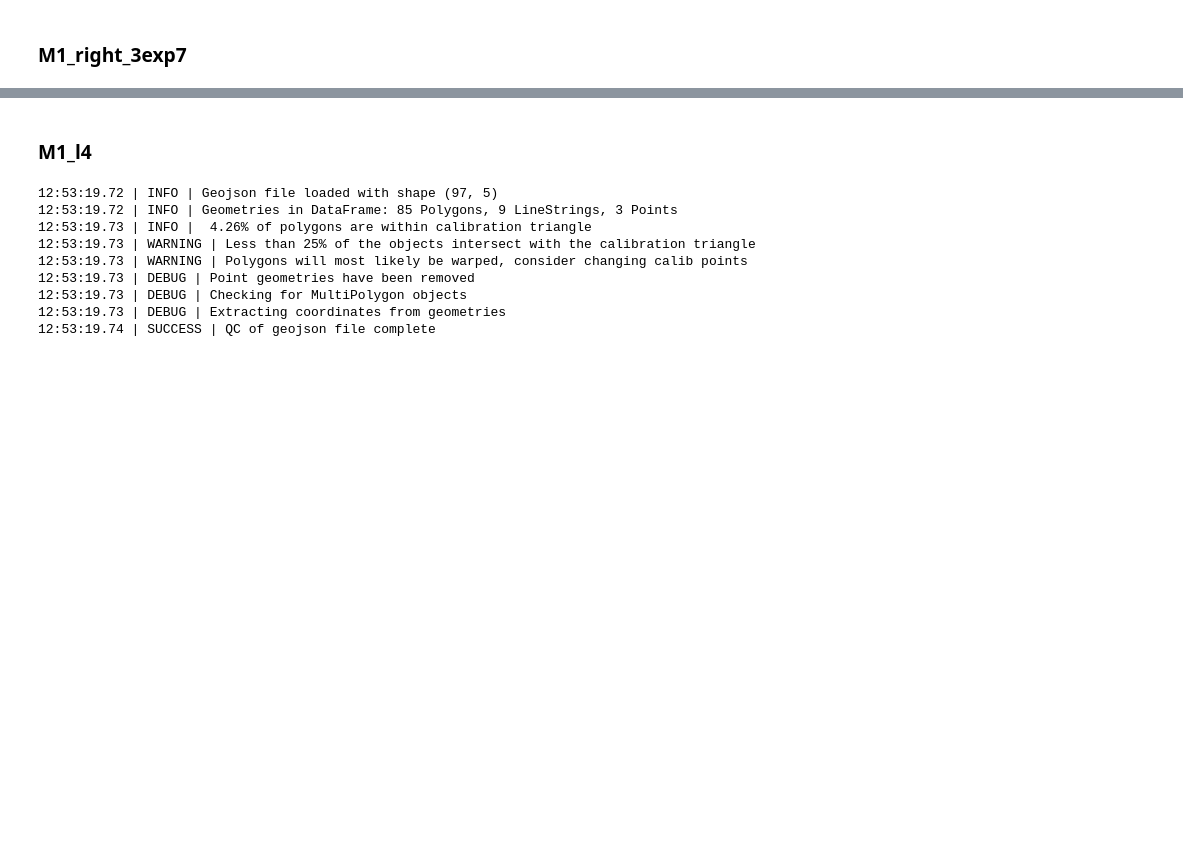
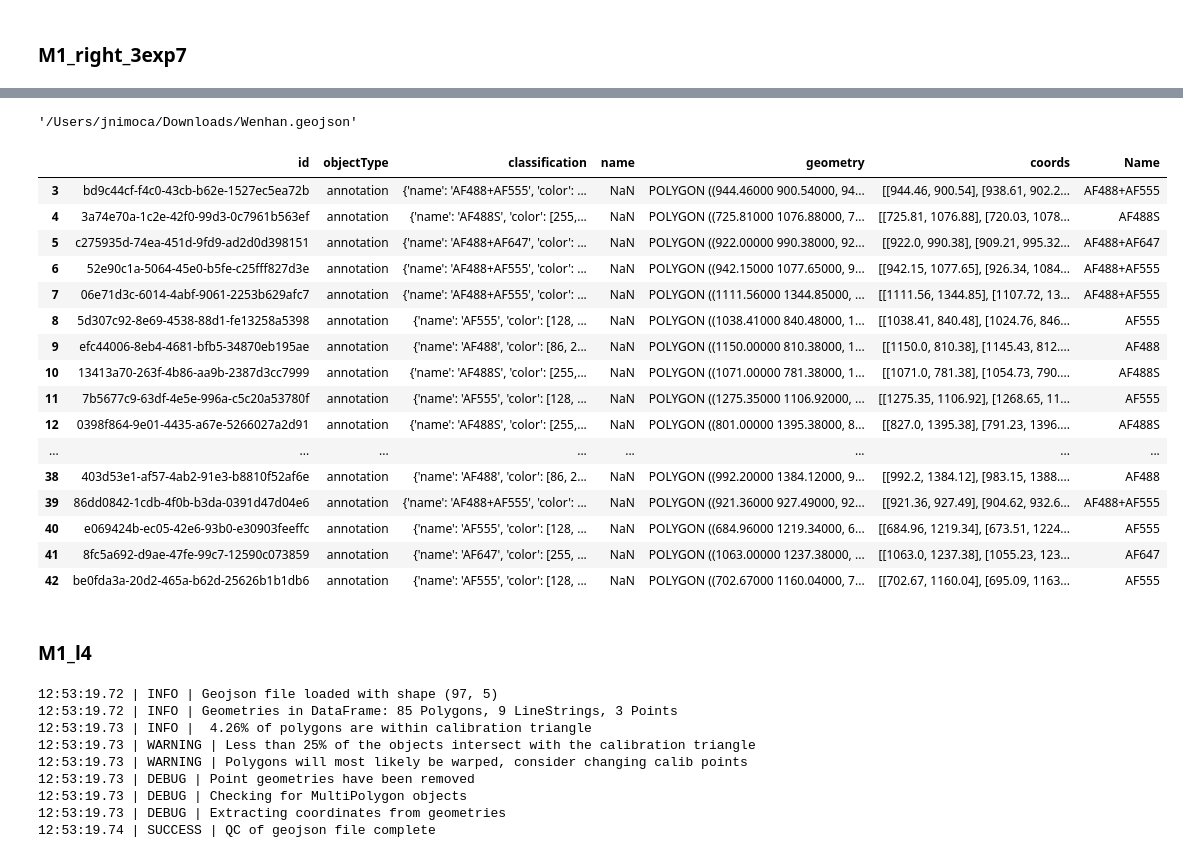
Before and after one commit to CosciaLab/Qupath_to_LMD, a Jupyter notebook: QuPath_to_LMD_debugging.ipynb, the cells around one changed output, grey strips where cells are left out. Cells and saved outputs as stored; diff of their text form; code cells hidden in the pictures; blank space fills up the shorter version.

```diff
--- a/QuPath_to_LMD_debugging.ipynb
+++ b/QuPath_to_LMD_debugging.ipynb
@@ -279,0 +442,4 @@ create_collection(df, calib_np_array, samples_and_wells)
+# %%
+path_to_file
+# %% [output]
+'/Users/jnimoca/Downloads/Wenhan.geojson'
@@ -279,0 +457,33 @@ create_collection(df, calib_np_array, samples_and_wells)
+# %%
+def extract_coordinates(geometry):
+    if geometry.geom_type == 'Polygon':
+        return [list(coord) for coord in geometry.exterior.coords]
+    elif geometry.geom_type == 'LineString':
+        return [list(coord) for coord in geometry.coords]
+# %%
+df['coords'] = df.geometry.simplify(1).apply(extract_coordinates)
+df['Name'] = df['classification'].apply(lambda x: x.get('name'))
+# %%
+df['classification_name'] = df['classification'].apply(lambda x: x.get('name'))
+# %%
+df['classification_name'] = df['classification'].apply(lambda x: x.get('name'))
+# %%
+df
+# %% [output]
+|  | id | objectType | classification | name | geometry | coords | Name |
+| 3 | bd9c44cf-f4c0-43cb-b62e-1527ec5ea72b | annotation | {'name': 'AF488+AF555', 'color': ... | NaN | POLYGON ((944.46000 900.54000, 94... | [[944.46, 900.54], [938.61, 902.2... | AF488+AF555 |
+| 4 | 3a74e70a-1c2e-42f0-99d3-0c7961b563ef | annotation | {'name': 'AF488S', 'color': [255,... | NaN | POLYGON ((725.81000 1076.88000, 7... | [[725.81, 1076.88], [720.03, 1078... | AF488S |
+| 5 | c275935d-74ea-451d-9fd9-ad2d0d398151 | annotation | {'name': 'AF488+AF647', 'color': ... | NaN | POLYGON ((922.00000 990.38000, 92... | [[922.0, 990.38], [909.21, 995.32... | AF488+AF647 |
+| 6 | 52e90c1a-5064-45e0-b5fe-c25fff827d3e | annotation | {'name': 'AF488+AF555', 'color': ... | NaN | POLYGON ((942.15000 1077.65000, 9... | [[942.15, 1077.65], [926.34, 1084... | AF488+AF555 |
+| 7 | 06e71d3c-6014-4abf-9061-2253b629afc7 | annotation | {'name': 'AF488+AF555', 'color': ... | NaN | POLYGON ((1111.56000 1344.85000, ... | [[1111.56, 1344.85], [1107.72, 13... | AF488+AF555 |
+| 8 | 5d307c92-8e69-4538-88d1-fe13258a5398 | annotation | {'name': 'AF555', 'color': [128, ... | NaN | POLYGON ((1038.41000 840.48000, 1... | [[1038.41, 840.48], [1024.76, 846... | AF555 |
+| 9 | efc44006-8eb4-4681-bfb5-34870eb195ae | annotation | {'name': 'AF488', 'color': [86, 2... | NaN | POLYGON ((1150.00000 810.38000, 1... | [[1150.0, 810.38], [1145.43, 812.... | AF488 |
+| 10 | 13413a70-263f-4b86-aa9b-2387d3cc7999 | annotation | {'name': 'AF488S', 'color': [255,... | NaN | POLYGON ((1071.00000 781.38000, 1... | [[1071.0, 781.38], [1054.73, 790.... | AF488S |
+| 11 | 7b5677c9-63df-4e5e-996a-c5c20a53780f | annotation | {'name': 'AF555', 'color': [128, ... | NaN | POLYGON ((1275.35000 1106.92000, ... | [[1275.35, 1106.92], [1268.65, 11... | AF555 |
+| 12 | 0398f864-9e01-4435-a67e-5266027a2d91 | annotation | {'name': 'AF488S', 'color': [255,... | NaN | POLYGON ((801.00000 1395.38000, 8... | [[827.0, 1395.38], [791.23, 1396.... | AF488S |
+| ... | ... | ... | ... | ... | ... | ... | ... |
+| 38 | 403d53e1-af57-4ab2-91e3-b8810f52af6e | annotation | {'name': 'AF488', 'color': [86, 2... | NaN | POLYGON ((992.20000 1384.12000, 9... | [[992.2, 1384.12], [983.15, 1388.... | AF488 |
+| 39 | 86dd0842-1cdb-4f0b-b3da-0391d47d04e6 | annotation | {'name': 'AF488+AF555', 'color': ... | NaN | POLYGON ((921.36000 927.49000, 92... | [[921.36, 927.49], [904.62, 932.6... | AF488+AF555 |
+| 40 | e069424b-ec05-42e6-93b0-e30903feeffc | annotation | {'name': 'AF555', 'color': [128, ... | NaN | POLYGON ((684.96000 1219.34000, 6... | [[684.96, 1219.34], [673.51, 1224... | AF555 |
+| 41 | 8fc5a692-d9ae-47fe-99c7-12590c073859 | annotation | {'name': 'AF647', 'color': [255, ... | NaN | POLYGON ((1063.00000 1237.38000, ... | [[1063.0, 1237.38], [1055.23, 123... | AF647 |
+| 42 | be0fda3a-20d2-465a-b62d-25626b1b1db6 | annotation | {'name': 'AF555', 'color': [128, ... | NaN | POLYGON ((702.67000 1160.04000, 7... | [[702.67, 1160.04], [695.09, 1163... | AF555 |
```
Also changed, not shown: parts of 30 cells of this notebook, 1 other file.
